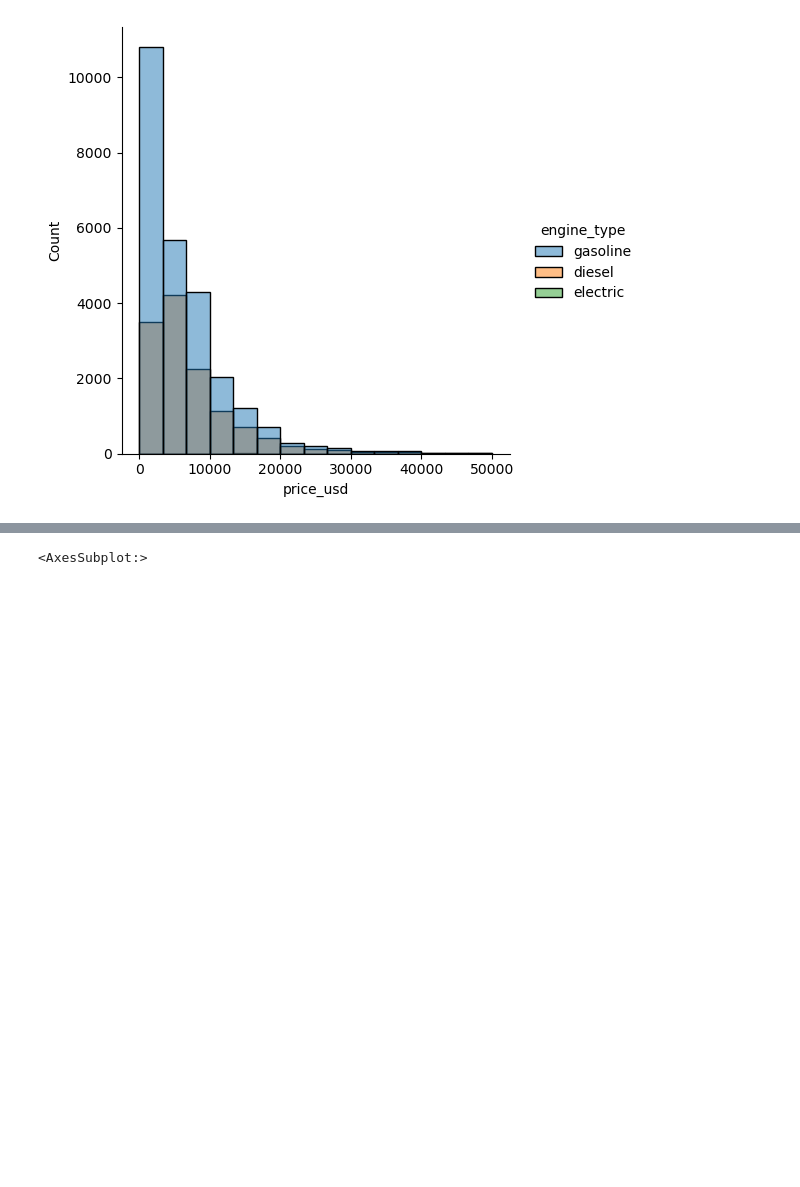
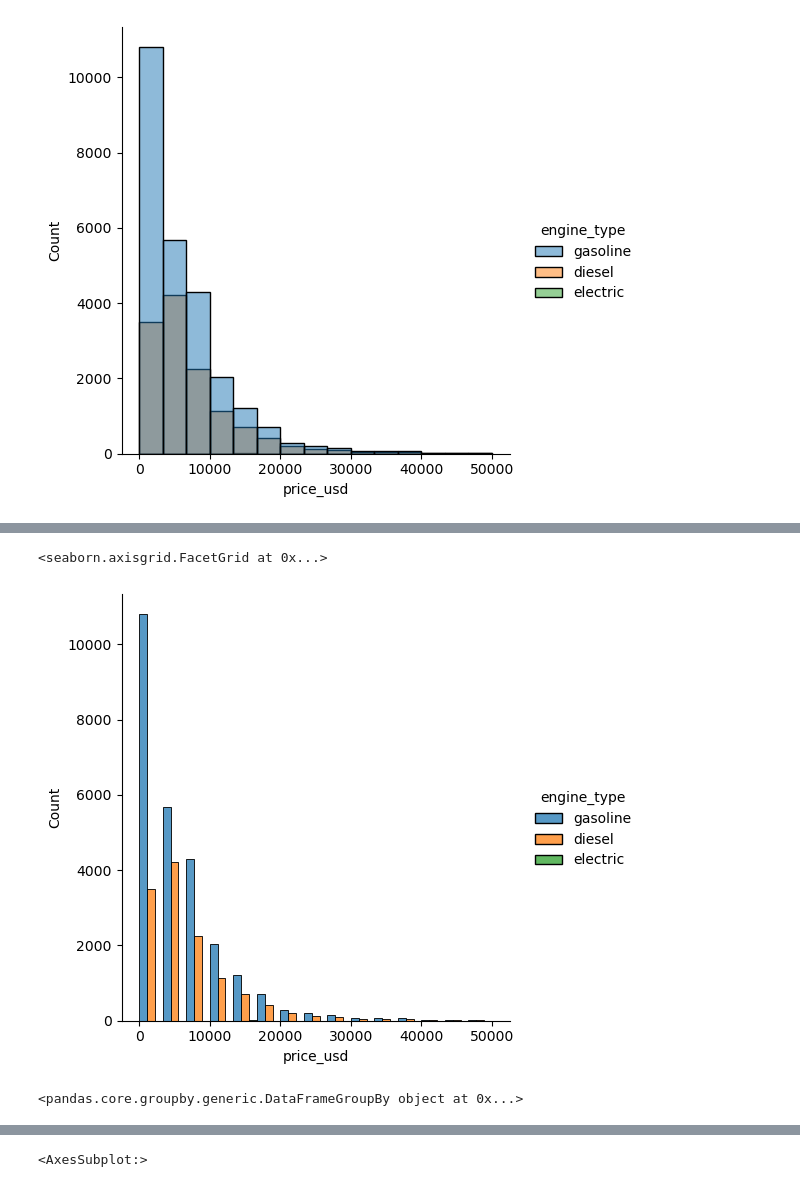
Before and after one commit to dhduartea/Curso-de-Matem-ticas-para-Data-Science-Estad-stica-Descriptiva, a Jupyter notebook: descriptive_statistic.ipynb, the cells around one changed output, grey strips where cells are left out. Saved outputs shown, nothing was run; the diff lists cells and outputs as text; code cells hidden in the pictures; blank space fills up the shorter version.

```diff
--- a/descriptive_statistic.ipynb
+++ b/descriptive_statistic.ipynb
@@ -211,0 +217,9 @@ sns.displot(df, x="price_usd", hue="engine_type", bins=15)
+# %%
+sns.displot(df, x="price_usd", hue="engine_type",multiple='dodge', bins=15)
+# %% [output]
+<seaborn.axisgrid.FacetGrid at 0x...>
+[figure, added]
+# %%
+df.groupby('engine_type')
+# %% [output]
+<pandas.core.groupby.generic.DataFrameGroupBy object at 0x...>
```
Also changed, not shown: parts of 7 cells of this notebook, 1 other file.
